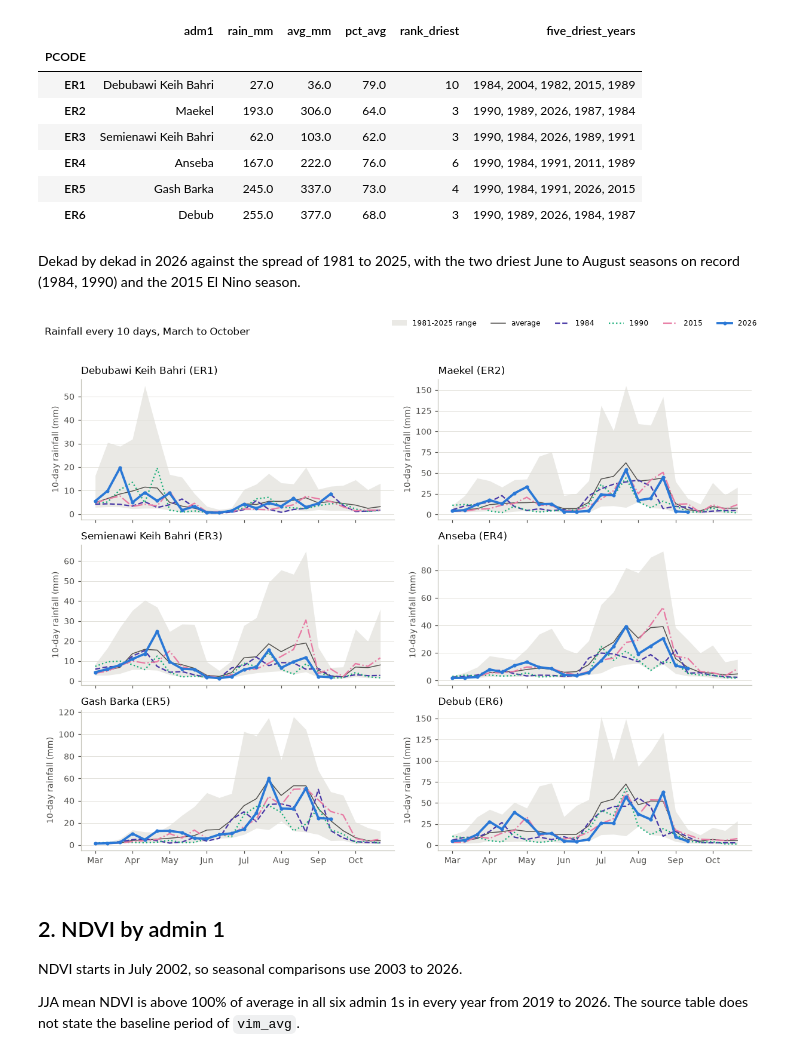
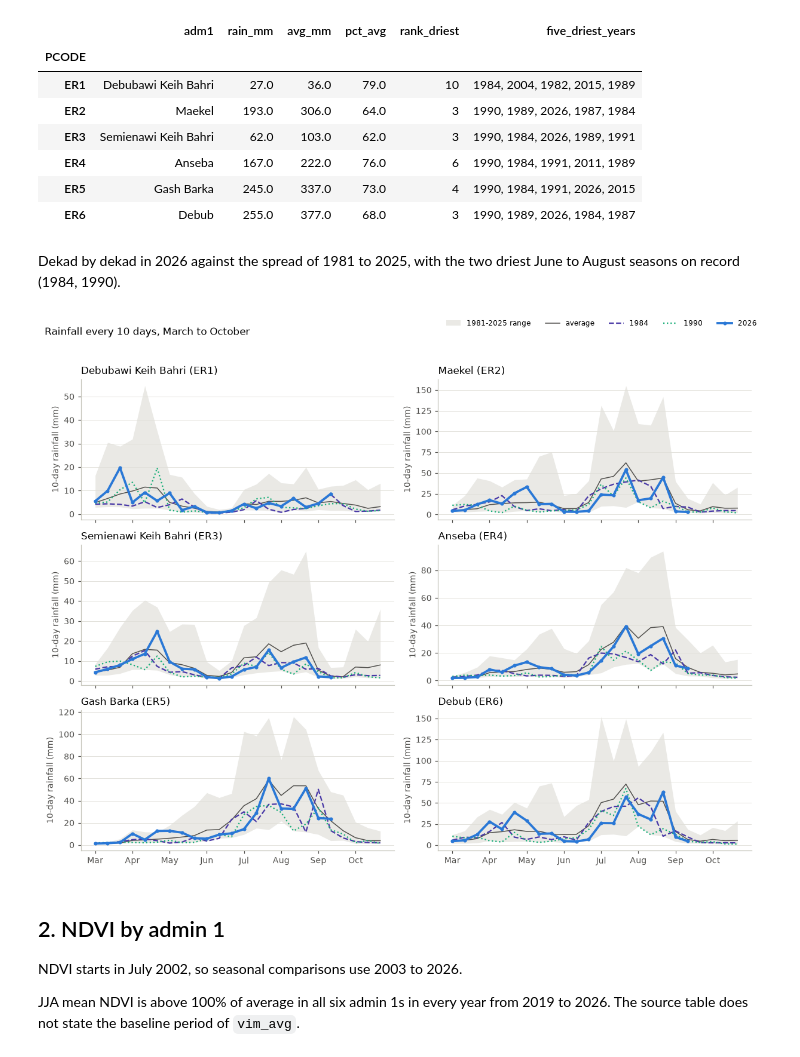
Before and after one commit to OCHA-DAP/ds-eri-drought, a Jupyter notebook: notebooks/01_jja_season_2026.ipynb, the cells around one changed output. Saved outputs shown, nothing was run; the diff lists cells and outputs as text; code cells hidden in the pictures.

Commit message:
Drop 2015 from the 10-day rainfall chart
Co-Authored-By: Claude Opus 5.5 <noreply@anthropic.com>

```diff
--- a/notebooks/01_jja_season_2026.ipynb
+++ b/notebooks/01_jja_season_2026.ipynb
@@ -157,33 +157,33 @@ summary_rain
 | ER6 | Debub | 255.0 | 377.0 | 68.0 | 3 | 1990, 1989, 2026, 1984, 1987 |
 # %% [markdown]
 Dekad by dekad in 2026 against the spread of 1981 to 2025, with the two driest June to
-August seasons on record (1984, 1990) and the 2015 El Nino season.
+August seasons on record (1984, 1990).
 # %%
-COMPARE = [(1984, "#4a3aa7", "--"), (1990, "#1baf7a", ":"), (2015, "#e87ba4", "-.")]
+COMPARE = [(1984, "#4a3aa7", "--"), (1990, "#1baf7a", ":")]
 fig, axes = plt.subplots(3, 2, figsize=(11, 8.5), sharex=True)
 for ax, p in zip(axes.flat, ORDER):
     d = rain[(rain.PCODE == p) & rain.month.between(3, 10)].copy()
     d["dekad"] = d.date.dt.strftime("%m-%d")
     past = d[d.year < CURRENT].groupby("dekad").rfh.agg(["min", "max"])
     avg = d.groupby("dekad").rfh_avg.first()
     x = np.arange(len(past))
     ax.fill_between(x, past["min"], past["max"], color=C_PAST, alpha=0.35, lw=0, label="1981-2025 range")
     ax.plot(x, avg.values, color=C_AVG, lw=1, label="average")
     for year, color, ls in COMPARE:
         yr = d[d.year == year].set_index("dekad").rfh.reindex(past.index)
         ax.plot(x, yr.values, color=color, lw=1.5, ls=ls, label=str(year))
     cur = d[d.year == CURRENT].set_index("dekad").rfh
     ax.plot(x[: len(cur)], cur.values, color=C_CURRENT, lw=2.5, marker="o", ms=3, label=str(CURRENT))
     month_ticks(ax, past.index)
     ax.set_title(LABEL[p], loc="left")
     ax.set_ylabel("10-day rainfall (mm)")
 handles, labels = axes.flat[0].get_legend_handles_labels()
 fig.legend(handles, labels, loc="upper right", ncol=len(labels), frameon=False, fontsize=8)
 fig.suptitle("Rainfall every 10 days, March to October", x=0.01, ha="left")
 fig.tight_layout(rect=(0, 0, 1, 0.96))
 plt.show()
 # %% [output]
-[figure, old version]
+[figure, new version]
 # %% [markdown]
 ## 2. NDVI by admin 1
 
```
Also changed, not shown: 1 other file.
